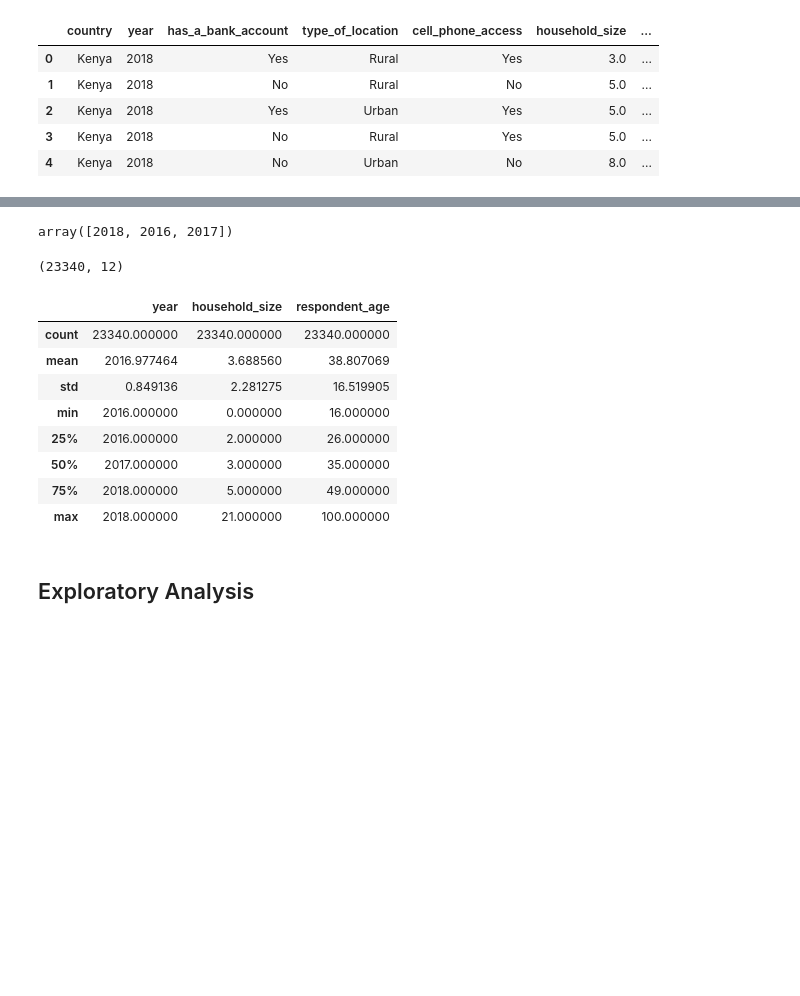
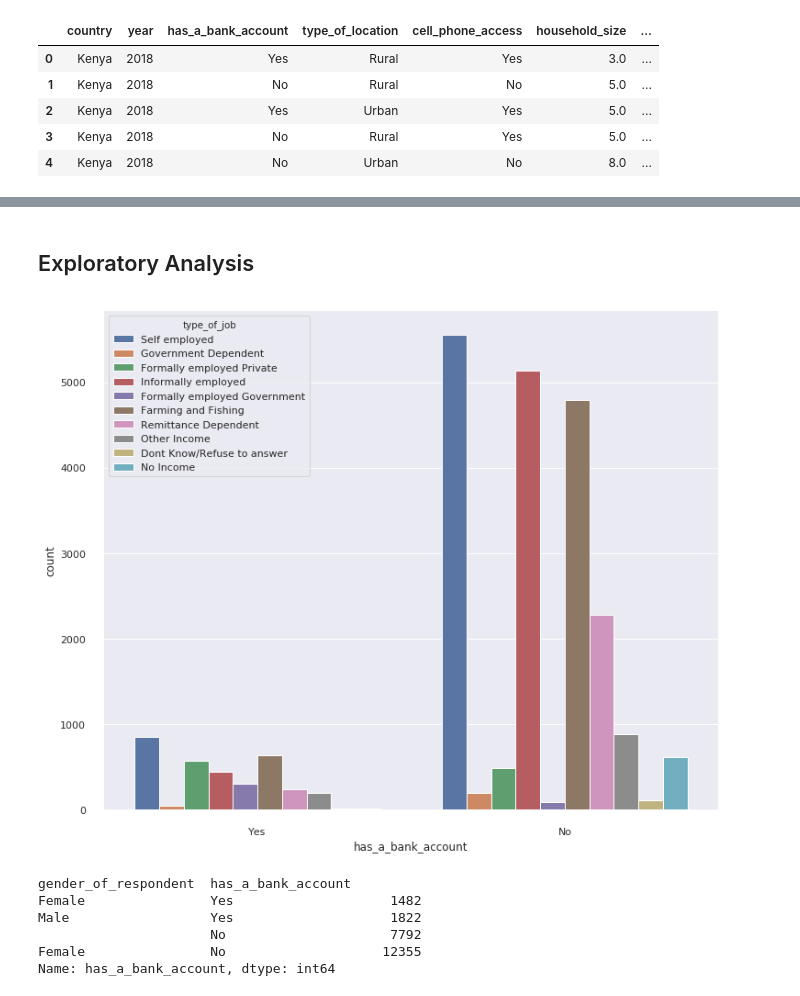
Before and after one commit to mwinzie/Financial-Outcomes, a Jupyter notebook: Moringa_Data_Science_Core_W1_Independent_Project_2019_08_Agnes_Mueni.ipynb, the cells around one changed output, grey strips where cells are left out. Saved outputs shown, nothing was run; the diff lists cells and outputs as text; code cells hidden in the pictures; blank space fills up the shorter version.

```diff
--- a/Moringa_Data_Science_Core_W1_Independent_Project_2019_08_Agnes_Mueni.ipynb
+++ b/Moringa_Data_Science_Core_W1_Independent_Project_2019_08_Agnes_Mueni.ipynb
@@ -131,0 +176,5 @@ economic.drop(['uniqueid'], axis = 1, inplace = True)
+# %%
+#dropping the years that do not fall under the research study
+#assigning the variable x to years
+x = economic[economic['year'] > 2018].index
+economic.drop(x, inplace = True)
@@ -193,24 +234,14 @@ neweconomic.drop(x, inplace = True)
-# %%
-neweconomic.year.unique()
-# %% [output]
-array([2018, 2016, 2017])
-# %%
-neweconomic.shape
-# %% [output]
-(23340, 12)
-# %%
-# More data cleaning procedures
-#
-neweconomic.describe()
-# %% [output]
-|  | year | household_size | respondent_age |
-| count | 23340.000000 | 23340.000000 | 23340.000000 |
-| mean | 2016.977464 | 3.688560 | 38.807069 |
-| std | 0.849136 | 2.281275 | 16.519905 |
-| min | 2016.000000 | 0.000000 | 16.000000 |
-| 25% | 2016.000000 | 2.000000 | 26.000000 |
-| 50% | 2017.000000 | 3.000000 | 35.000000 |
-| 75% | 2018.000000 | 5.000000 | 49.000000 |
-| max | 2018.000000 | 21.000000 | 100.000000 |
 # %% [markdown]
 ## Exploratory Analysis
+# %%
+#graph between having a bank account and type of jom
+# set the background colour of the plot to white
+sns.set(style="whitegrid", color_codes=True)
+# setting the plot size for all plots
+sns.set(rc={'figure.figsize':(12,10)})
+# create a countplot
+sns.countplot('has_a_bank_account',data=economic,hue = 'type_of_job')
+# Remove the top and down margin
+sns.despine(offset=10, trim=True)
+# %% [output]
+[figure, added]
@@ -216,0 +251,10 @@ neweconomic.describe()
+# %%
+a = economic.groupby(['gender_of_respondent', 'has_a_bank_account'])['has_a_bank_account'].count().sort_values(ascending = True)
+print(a)
+# %% [output]
+gender_of_respondent  has_a_bank_account
+Female                Yes                    1482
+Male                  Yes                    1822
+                      No                     7792
+Female                No                    12355
+Name: has_a_bank_account, dtype: int64
```
Also changed, not shown: parts of 58 cells of this notebook.
